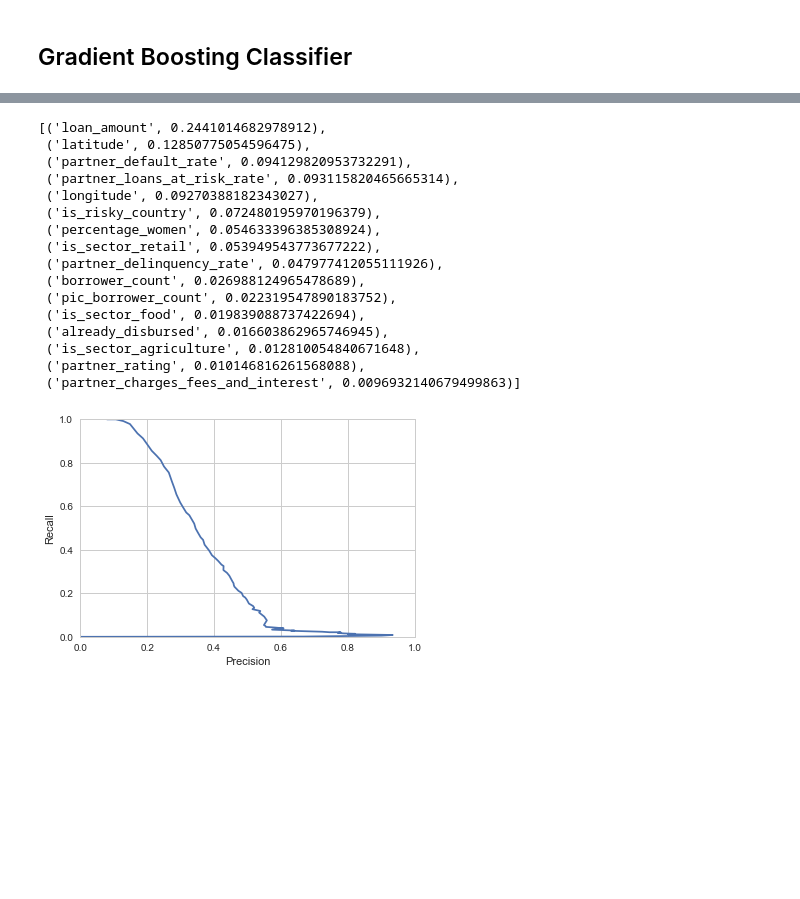
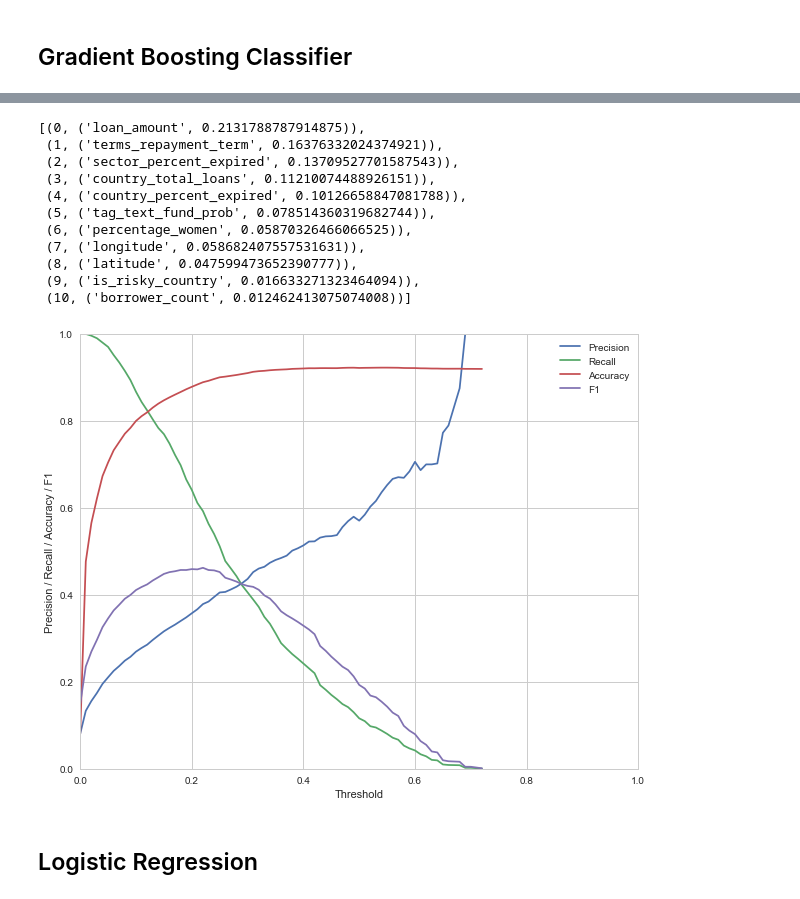
Before and after one commit to nanafwu/kiva-loan-classification, a Jupyter notebook: Kiva_Loan_Classification.ipynb, the cells around one changed output, grey strips where cells are left out. Cells and saved outputs as stored; diff of their text form; code cells hidden in the pictures; blank space fills up the shorter version.

```diff
--- a/Kiva_Loan_Classification.ipynb
+++ b/Kiva_Loan_Classification.ipynb
@@ -22,7 +26,6 @@ pd.set_option('display.max_columns', None)
 # %%
 cnx = create_engine('postgresql://ubuntu:ubuntu@ec2-13-59-36-9.us-east-2.compute.amazonaws.com:5432/ubuntu')
-query = '''SELECT * FROM loan_view'''
-#query = '''SELECT * FROM loan_view LIMIT 10000'''
+query = 'SELECT * FROM loan_view'
 df = pd.read_sql_query(query, cnx)
 # %% [markdown]
 ## Initial Data Exploration
@@ -124,0 +128,5 @@ ax[1][0].set_xlabel('Partner Risk Rate')
+# %%
+sns.set_style("whitegrid")
+sns.regplot((bins_0[:-1]+bins_0[1:])/2, count1/(count1 + count0))
+plt.ylabel('Fraction of Expired Loans', fontsize=20)
+plt.xlabel('% Female Borrowers for Loan', fontsize=20)
@@ -253,0 +531,9 @@ def print_metrics(model_name, y_actual_test, y_pred_proba):
+# %%
+k=124
+knn_model = KNeighborsClassifier(n_neighbors=k)
+knn_model.fit(X_std_train_knn, y_train)
+y_test_pred_proba_knn = knn_model.predict_proba(X_std_test_knn)[:, 1]
+
+model_name_knn = 'KNN, K={}'.format(k)
+recallvec_knn, precisionvec_knn, threshvec_knn, auc_score_knn, l_loss_knn = print_metrics (
+    model_name_knn, y_test, y_test_pred_proba_knn)
@@ -253,0 +547,5 @@ def print_metrics(model_name, y_actual_test, y_pred_proba):
+# %%
+y_train_pred_proba_knn = knn_model.predict_proba(X_std_train_knn)[:, 1]
+
+X_train['knn_pred'] = y_train_pred_proba_knn
+X_test['knn_pred'] = y_test_pred_proba_knn
@@ -318,10 +622,23 @@ AUC: 0.8597449486212261
 # %% [markdown]
 ## Gradient Boosting Classifier
 # %%
+gb_cols =  ['loan_amount',  'latitude', 'longitude',
+            'borrower_count', 'percentage_women',
+            'sector_percent_expired',
+            'is_risky_country', 'country_percent_expired', 'country_total_loans',
+            'terms_repayment_term', 'tag_text_fund_prob']
+
 gb_model = GradientBoostingClassifier()
-gb_model.fit(X_train.loc[:, rf_cols], y_train)
-y_test_pred_proba_gb = gb_model.predict_proba(X_test.loc[:, rf_cols])[:, 1]
-print_metrics('Gradient Boosting Classifier', y_test, y_test_pred_proba_gb)
-order_zip_coeff(rf_cols, gb_model.feature_importances_)
+gb_model.fit(X_train.loc[:, gb_cols], y_train)
+y_test_pred_proba_gb = gb_model.predict_proba(X_test.loc[:, gb_cols])[:, 1]
+
+model_name_gb = 'Gradient Boosting Classifier'
+recallvec_gb, precisionvec_gb, threshvec_gb, auc_score_gb, l_loss_gb = print_metrics (
+    model_name_gb, y_test, y_test_pred_proba_gb)
+
+order_zip_coeff(gb_cols, gb_model.feature_importances_)
+
+# AUC:  0.905530341322
+# Log Loss:  0.185385182304
 # %% [output]
 ---  Gradient Boosting Classifier  ---
@@ -329,17 +647,14 @@ AUC: 0.8718318141768973
-[('loan_amount', 0.2441014682978912),
- ('latitude', 0.12850775054596475),
- ('partner_default_rate', 0.094129820953732291),
- ('partner_loans_at_risk_rate', 0.093115820465665314),
- ('longitude', 0.09270388182343027),
- ('is_risky_country', 0.072480195970196379),
- ('percentage_women', 0.054633396385308924),
- ('is_sector_retail', 0.053949543773677222),
- ('partner_delinquency_rate', 0.047977412055111926),
- ('borrower_count', 0.026988124965478689),
- ('pic_borrower_count', 0.022319547890183752),
- ('is_sector_food', 0.019839088737422694),
- ('already_disbursed', 0.016603862965746945),
- ('is_sector_agriculture', 0.012810054840671648),
- ('partner_rating', 0.010146816261568088),
- ('partner_charges_fees_and_interest', 0.0096932140679499863)]
+[(0, ('loan_amount', 0.2131788787914875)),
+ (1, ('terms_repayment_term', 0.16376332024374921)),
+ (2, ('sector_percent_expired', 0.13709527701587543)),
+ (3, ('country_total_loans', 0.11210074488926151)),
+ (4, ('country_percent_expired', 0.10126658847081788)),
+ (5, ('tag_text_fund_prob', 0.078514360319682744)),
+ (6, ('percentage_women', 0.05870326466066525)),
+ (7, ('longitude', 0.058682407557531631)),
+ (8, ('latitude', 0.047599473652390777)),
+ (9, ('is_risky_country', 0.016633271323464094)),
+ (10, ('borrower_count', 0.012462413075074008))]
-[figure, old version]
+[figure, new version]
+# %% [markdown]
+## Logistic Regression
```
Also changed, not shown: parts of 37 cells of this notebook, 2 other files.
